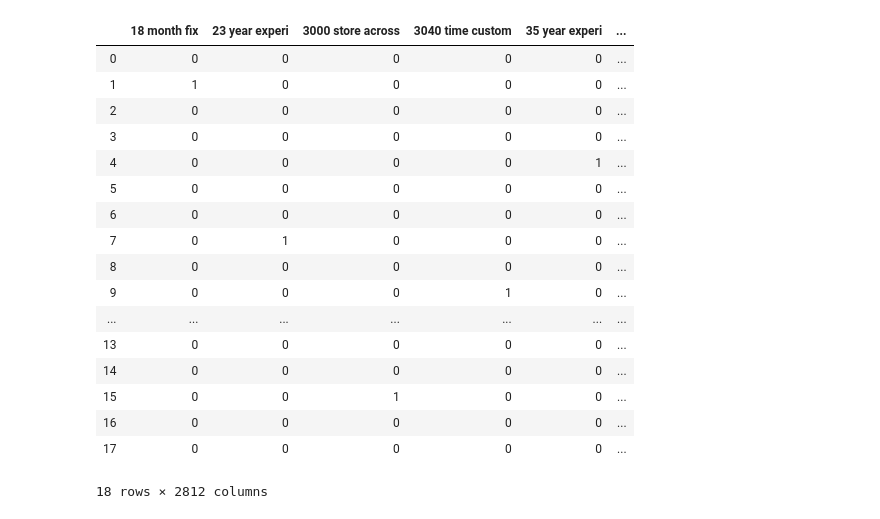
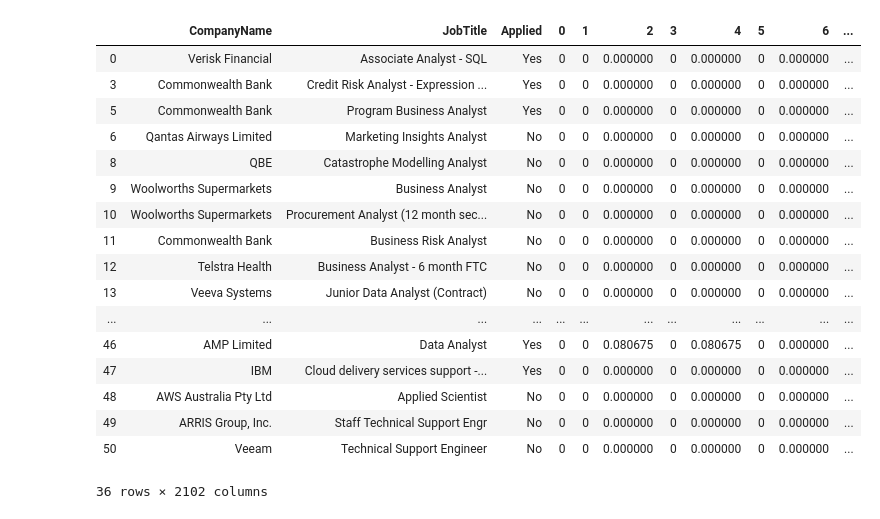
Before and after one commit to BinaryPogs/JobScrape-Predictor, a Jupyter notebook: DataAnalysis.ipynb, the cells around one changed output. Drawn from its saved outputs; the diff is of its cells as text; code cells hidden in the pictures.

```diff
--- a/DataAnalysis.ipynb
+++ b/DataAnalysis.ipynb
@@ -69,22 +33,0 @@ def ngram_vectorize(n):
-# %%
-df = ngram_vectorize(3)
-df
-# %% [output]
-|  | 18 month fix | 23 year experi | 3000 store across | 3040 time custom | 35 year experi | ... |
-| 0 | 0 | 0 | 0 | 0 | 0 | ... |
-| 1 | 1 | 0 | 0 | 0 | 0 | ... |
-| 2 | 0 | 0 | 0 | 0 | 0 | ... |
-| 3 | 0 | 0 | 0 | 0 | 0 | ... |
-| 4 | 0 | 0 | 0 | 0 | 1 | ... |
-| 5 | 0 | 0 | 0 | 0 | 0 | ... |
-| 6 | 0 | 0 | 0 | 0 | 0 | ... |
-| 7 | 0 | 1 | 0 | 0 | 0 | ... |
-| 8 | 0 | 0 | 0 | 0 | 0 | ... |
-| 9 | 0 | 0 | 0 | 1 | 0 | ... |
-| ... | ... | ... | ... | ... | ... | ... |
-| 13 | 0 | 0 | 0 | 0 | 0 | ... |
-| 14 | 0 | 0 | 0 | 0 | 0 | ... |
-| 15 | 0 | 0 | 1 | 0 | 0 | ... |
-| 16 | 0 | 0 | 0 | 0 | 0 | ... |
-| 17 | 0 | 0 | 0 | 0 | 0 | ... |
-18 rows × 2812 columns
@@ -90,0 +49,23 @@ df
+# %%
+train = pd.read_csv('testdata.csv')
+train.drop_duplicates(subset=['CompanyName','JobTitle'], keep="last", inplace=True)
+train
+# %% [output]
+|  | CompanyName | JobTitle | Applied | 0 | 1 | 2 | 3 | 4 | 5 | 6 | ... |
+| 0 | Verisk Financial | Associate Analyst - SQL | Yes | 0 | 0 | 0.000000 | 0 | 0.000000 | 0 | 0.000000 | ... |
+| 3 | Commonwealth Bank | Credit Risk Analyst - Expression ... | Yes | 0 | 0 | 0.000000 | 0 | 0.000000 | 0 | 0.000000 | ... |
+| 5 | Commonwealth Bank | Program Business Analyst | Yes | 0 | 0 | 0.000000 | 0 | 0.000000 | 0 | 0.000000 | ... |
+| 6 | Qantas Airways Limited | Marketing Insights Analyst | No | 0 | 0 | 0.000000 | 0 | 0.000000 | 0 | 0.000000 | ... |
+| 8 | QBE | Catastrophe Modelling Analyst | No | 0 | 0 | 0.000000 | 0 | 0.000000 | 0 | 0.000000 | ... |
+| 9 | Woolworths Supermarkets | Business Analyst | No | 0 | 0 | 0.000000 | 0 | 0.000000 | 0 | 0.000000 | ... |
+| 10 | Woolworths Supermarkets | Procurement Analyst (12 month sec... | No | 0 | 0 | 0.000000 | 0 | 0.000000 | 0 | 0.000000 | ... |
+| 11 | Commonwealth Bank | Business Risk Analyst | No | 0 | 0 | 0.000000 | 0 | 0.000000 | 0 | 0.000000 | ... |
+| 12 | Telstra Health | Business Analyst - 6 month FTC | No | 0 | 0 | 0.000000 | 0 | 0.000000 | 0 | 0.000000 | ... |
+| 13 | Veeva Systems | Junior Data Analyst (Contract) | No | 0 | 0 | 0.000000 | 0 | 0.000000 | 0 | 0.000000 | ... |
+| ... | ... | ... | ... | ... | ... | ... | ... | ... | ... | ... | ... |
+| 46 | AMP Limited | Data Analyst | Yes | 0 | 0 | 0.080675 | 0 | 0.080675 | 0 | 0.000000 | ... |
+| 47 | IBM | Cloud delivery services support -... | Yes | 0 | 0 | 0.000000 | 0 | 0.000000 | 0 | 0.000000 | ... |
+| 48 | AWS Australia Pty Ltd | Applied Scientist | No | 0 | 0 | 0.000000 | 0 | 0.000000 | 0 | 0.000000 | ... |
+| 49 | ARRIS Group, Inc. | Staff Technical Support Engr | No | 0 | 0 | 0.000000 | 0 | 0.000000 | 0 | 0.000000 | ... |
+| 50 | Veeam | Technical Support Engineer | No | 0 | 0 | 0.000000 | 0 | 0.000000 | 0 | 0.000000 | ... |
+36 rows × 2102 columns
```
Also changed, not shown: parts of 13 cells of this notebook, 11 other files.
